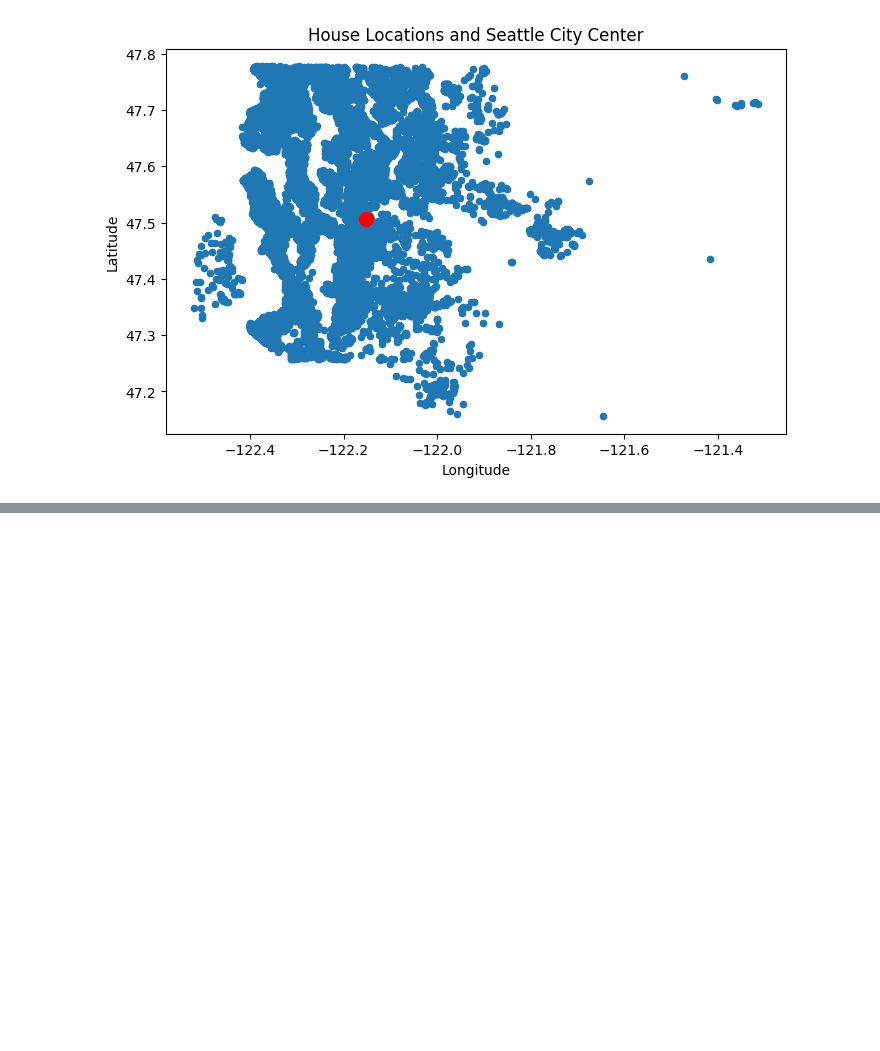
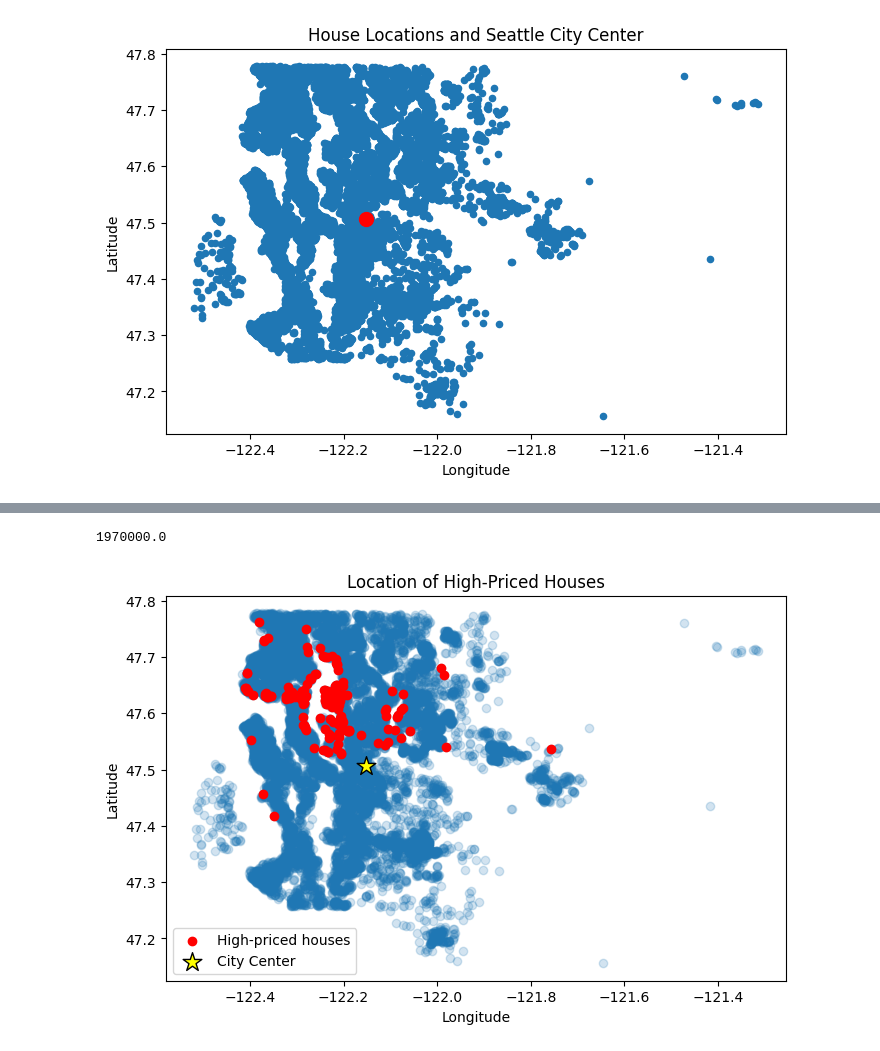
Before and after one commit to rambabugupta/ds-eda-project, a Jupyter notebook: 04_eda.ipynb, the cells around one changed output, grey strips where cells are left out. Cells and saved outputs as stored; diff of their text form; code cells hidden in the pictures; blank space fills up the shorter version.

```diff
--- a/04_eda.ipynb
+++ b/04_eda.ipynb
@@ -347,0 +346,4 @@ ModuleNotFoundError: No module named 'geopy'
+# %%
+df_final["city_center"] = df_final["distance_center_km"].apply(
+    lambda x: "Outside city center" if x > 5 else "Within city center"
+)
@@ -347,0 +366,42 @@ ModuleNotFoundError: No module named 'geopy'
+# %%
+high_price_limit = df_final["price"].quantile(0.99)
+
+high_price = df_final[df_final["price"] >= high_price_limit]
+
+print(high_price_limit)
+# %% [output]
+1970000.0
+# %%
+import matplotlib.pyplot as plt
+
+plt.scatter(
+    df_final["long"],
+    df_final["lat"],
+    alpha=0.2
+)
+
+plt.scatter(
+    high_price["long"],
+    high_price["lat"],
+    color="red",
+    label="High-priced houses"
+)
+
+# City center = yellow
+plt.scatter(
+    center_long,
+    center_lat,
+    color="yellow",
+    edgecolor="black",
+    s=200,
+    marker="*",
+    label="City Center"
+)
+
+plt.xlabel("Longitude")
+plt.ylabel("Latitude")
+plt.title("Location of High-Priced Houses")
+plt.legend()
+plt.show()
+# %% [output]
+[figure, added]
```
Also changed, not shown: parts of 4 cells of this notebook.
